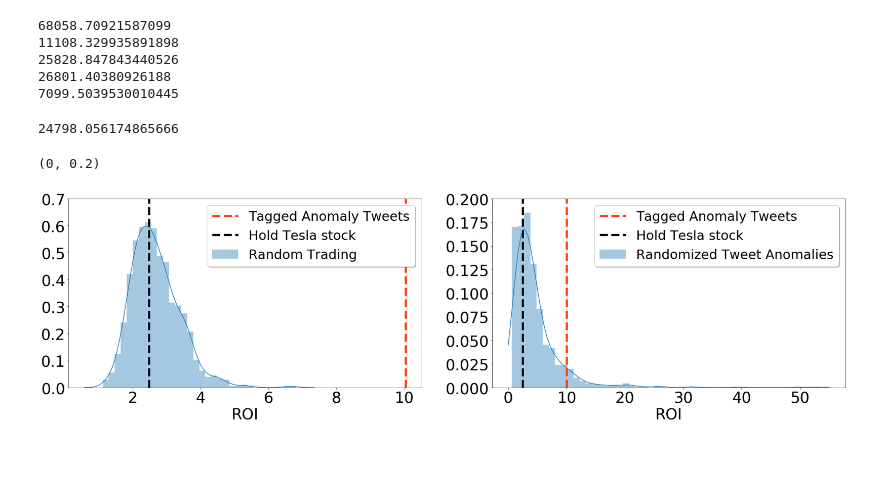
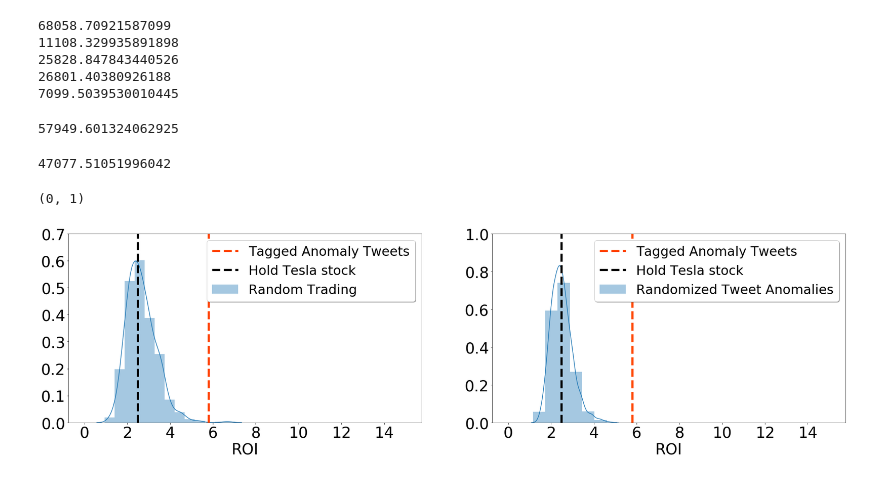
Before and after one commit to JFCherry/Insight-Data-Science-Project, a Jupyter notebook: notebooks/trading_strategy_tester.ipynb, the cells around one changed output. Saved outputs shown, nothing was run; the diff lists cells and outputs as text; code cells hidden in the pictures.

Commit message:
Added anomaly detection utility file and refined the trading strategy tester notebook.

```diff
--- a/notebooks/trading_strategy_tester.ipynb
+++ b/notebooks/trading_strategy_tester.ipynb
@@ -772,8 +802,9 @@ def tune_trading_algo(tsla_df,anomaly_only_df,start_date):
     return output
 # %%
 timezone = pytz.timezone('UTC')
-start_date = timezone.localize(datetime.datetime(2015,1,1))
-algo_performance = tune_trading_algo(tsla_df,anomaly_only_df,start_date)
+start_date = timezone.localize(datetime.datetime(2012,1,1))
+end_date = timezone.localize(datetime.datetime(2020,2,1))
+algo_performance = tune_trading_algo(tsla_df,anomaly_only_df,start_date,end_date)
 # %% [output]
 A value is trying to be set on a copy of a slice from a DataFrame.
 Try using .loc[row_indexer,col_indexer] = value instead
@@ -849,13 +864,14 @@ def test_random_tweets(tsla_df,anomalies_df):
     #from previous results:
     timezone = pytz.timezone('UTC')
     start_date = timezone.localize(datetime.datetime(2015,1,1))
+    end_date = timezone.localize(datetime.datetime(2020,2,1))
     pos_lims = 0.
-    neg_lims = .8
-    buy_delays = 10.*86400
-    sell_delays = 1.*86400
+    neg_lims = .2
+    buy_delays = 9.*86400
+    sell_delays = 2.*86400
     pos_rules = 'buy'
-    neu_rules = 'buy'
-    neg_rules = 'sell'
+    neu_rules = 'sell'
+    neg_rules = 'buy'
     #create initial array to old the output of each run
     final_results = np.array([])
     for i in range(1000):#do one thousand samples
@@ -863,19 +879,19 @@ def test_random_tweets(tsla_df,anomalies_df):
         #using the real sentiment values from each
         anomaly_only_df = anomalies_df.sample(98).sort_values(by=['stock_time'])
         #convert dataframes to numpy input
-        tsla_np,anomaly_only_np,dummy1,dummy2,start_time = \
-                convert_dataframes_to_numpy(start_date,tsla_df,anomaly_only_df,
+        tsla_np,anomaly_only_np,dummy1,dummy2,start_time,end_time = \
+                convert_dataframes_to_numpy(start_date,end_date,tsla_df,anomaly_only_df,
                                             datetime.timedelta(days=1),datetime.timedelta(days=1))
         #uncomment these lines for true random buy/sell orders
         run1,temp1 = asset_strategy_calculation_numpy\
                                             (pos_lims,neg_lims,5000.,5000.,\
                                             buy_delays,sell_delays,anomaly_only_np,\
-                                            tsla_np,start_time,pos_rules,\
+                                            tsla_np,start_time,end_time,pos_rules,\
                                             neu_rules,neg_rules,rand_flag = True)
 #         run1,temp1 = asset_strategy_calculation_numpy\
 #                                             (pos_lims,neg_lims,5000.,5000.,\
 #                                             buy_delays,sell_delays,anomaly_only_np,\
-#                                             tsla_np,start_time,pos_rules,\
+#                                             tsla_np,start_time,end_time,pos_rules,\
 #                                             neu_rules,neg_rules)
         if final_results.shape == (0,):#if this is the first run through
             final_results = run1.reshape(1,run1.shape[0],run1.shape[1])
@@ -888,2 +901,2 @@ thousand_realizations = np.load('../data/raw/thousand_realizations.npy')
 # %%
-true_random_realizations = test_random_tweets(tsla_df,anomalies_df)
+thousand_realizations = test_random_tweets(tsla_df,anomalies_df)
@@ -914,9 +930,13 @@ print (np.sqrt(np.var(true_random_realizations[:,-1,4])))
 26801.40380926188
 7099.5039530010445
 # %%
-np.amax(honly[-1,4])
+np.amax(bnh[-1,4])
 # %% [output]
-24798.056174865666
+57949.601324062925
+# %%
+np.amax(thousand_realizations[:,-1,4])
+# %% [output]
+47077.51051996042
 # %%
 np.save('../data/raw/thousand_realizations.npy',thousand_realizations)
 # %%
@@ -925,32 +945,32 @@ import matplotlib.pyplot as plt
 # %%
 fig, ax = plt.subplots(1,2,figsize=(32,8))
 #sbn.distplot(y.dropna(),ax=ax[1],kde=True,rug=True,bins=200,kde_kws={'clip':(0,100)},color='steelblue',label='Wide NN')
 sns.distplot(thousand_realizations[:,-1,4]/1.e4,ax=ax[1],rug=False,
-             label='Randomized Tweet Anomalies',kde_kws={'clip': (0.0, 55.0)})
+             label='Randomized Tweet Anomalies',hist_kws={'range': (0.0, 15.)})
 sns.distplot(true_random_realizations[:,-1,4]/1.e4,ax=ax[0],rug=False,
-             label='Random Trading',kde_kws={'clip': (0.0, 55.0)})
+             label='Random Trading',hist_kws={'range': (0.0, 15.)})
 x = true_random_realizations[:,-1,4] #just need some dummy variables
-ax[0].plot(10.04*np.ones([len(x)]),np.linspace(0,1,len(x)),lw = 5,ls='--',label='Tagged Anomaly Tweets',color='orangered')
-ax[1].plot(10.04*np.ones([len(x)]),np.linspace(0,1,len(x)),lw = 5,ls='--',label='Tagged Anomaly Tweets',color='orangered')
+ax[0].plot(5.79*np.ones([len(x)]),np.linspace(0,1,len(x)),lw = 5,ls='--',label='Tagged Anomaly Tweets',color='orangered')
+ax[1].plot(5.79*np.ones([len(x)]),np.linspace(0,1,len(x)),lw = 5,ls='--',label='Tagged Anomaly Tweets',color='orangered')
 ax[0].plot(2.480*np.ones([len(x)]),np.linspace(0,1,len(x)),lw = 5,ls='--',label='Hold Tesla stock',color='black')
 ax[1].plot(2.480*np.ones([len(x)]),np.linspace(0,1,len(x)),lw = 5,ls='--',label='Hold Tesla stock',color='black')
 ax[0].legend(loc='upper right', shadow=True,prop={'size': 30})
 ax[1].legend(loc='upper right', shadow=True,prop={'size': 30})
 ax[0].set_xlabel("ROI",fontsize=35)
 ax[1].set_xlabel("ROI",fontsize=35)
 for tick in ax[0].xaxis.get_major_ticks():
     tick.label.set_fontsize(35)
 for tick in ax[0].yaxis.get_major_ticks():
     tick.label.set_fontsize(35)
 for tick in ax[1].xaxis.get_major_ticks():
     tick.label.set_fontsize(35)
 for tick in ax[1].yaxis.get_major_ticks():
     tick.label.set_fontsize(35)
 ax[0].set_ylim(0,.7)
-ax[1].set_ylim(0,.2)
+ax[1].set_ylim(0,1)
 # %% [output]
-(0, 0.2)
+(0, 1)
-[figure, old version]
+[figure, new version]
 # %%
 #The fraction of randomly assigned tweet anomaly models that are outperformed by the tagged tweets
 print ("tweet anomaly performance = ",1.-len(np.where(thousand_realizations[:,-1,4] > np.amax(bnh[-1,4]))[0])/1000.)
```
Also changed, not shown: parts of 35 cells of this notebook, 11 other files.
